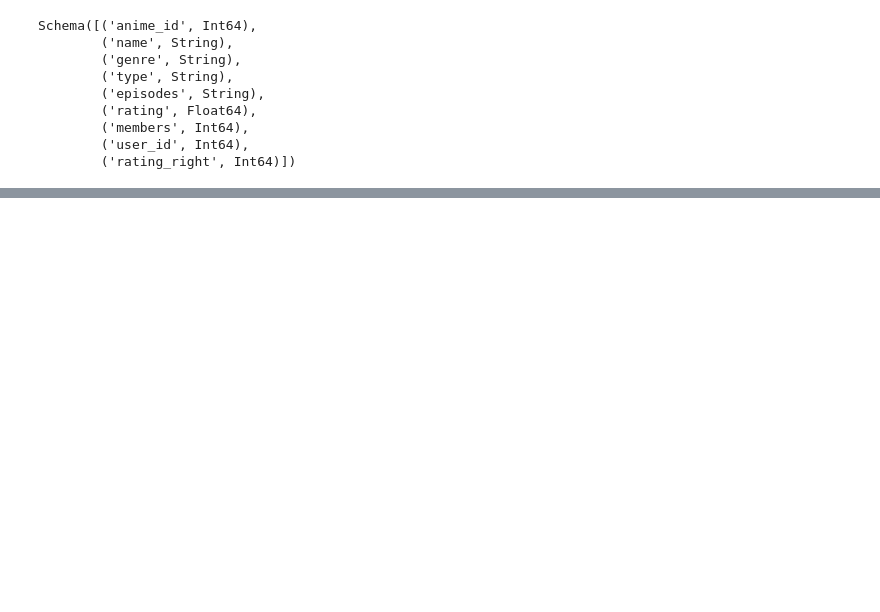
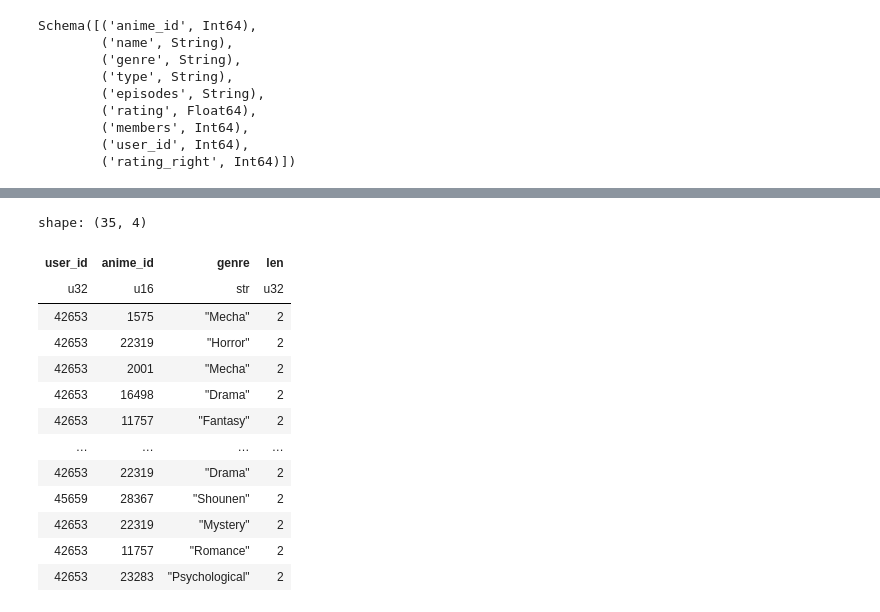
Before and after one commit to ZygimantasB/polars_library, a Jupyter notebook: kaggle/anime_dataset.ipynb, the cells around one changed output, grey strips where cells are left out. Cells and saved outputs as stored; diff of their text form; code cells hidden in the pictures; blank space fills up the shorter version.

```diff
--- a/kaggle/anime_dataset.ipynb
+++ b/kaggle/anime_dataset.ipynb
@@ -123,0 +164,23 @@ shape: (34_875_100, 9)
+# %%
+exact_duplicates = combined_df.group_by(
+    ['user_id', 'anime_id', 'genre']
+).len().filter(
+    pl.col('len') > 1
+)
+# %%
+exact_duplicates
+# %% [output]
+shape: (35, 4)
+| user_id | anime_id | genre | len |
+| u32 | u16 | str | u32 |
+| 42653 | 1575 | "Mecha" | 2 |
+| 42653 | 22319 | "Horror" | 2 |
+| 42653 | 2001 | "Mecha" | 2 |
+| 42653 | 16498 | "Drama" | 2 |
+| 42653 | 11757 | "Fantasy" | 2 |
+| … | … | … | … |
+| 42653 | 22319 | "Drama" | 2 |
+| 45659 | 28367 | "Shounen" | 2 |
+| 42653 | 22319 | "Mystery" | 2 |
+| 42653 | 11757 | "Romance" | 2 |
+| 42653 | 23283 | "Psychological" | 2 |
```
Also changed, not shown: parts of 8 cells of this notebook.
